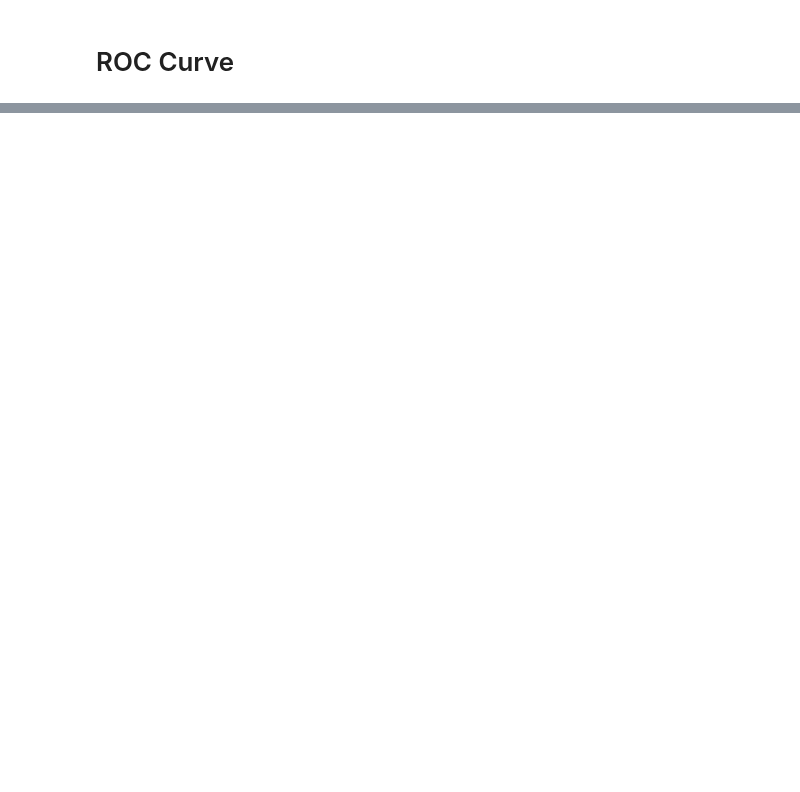
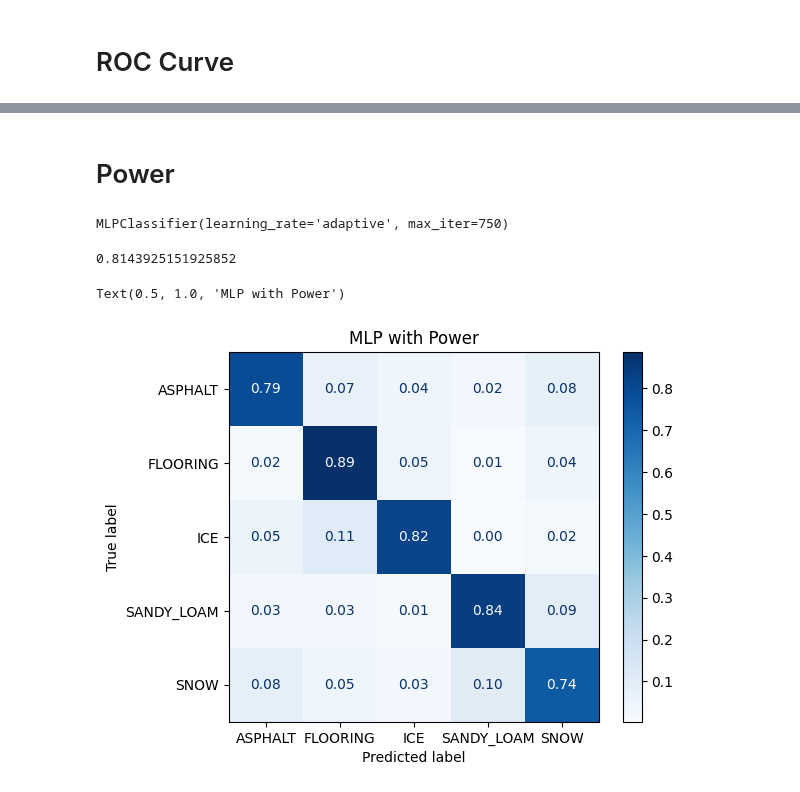
Before and after one commit to norlab-ulaval/BorealTC, a Jupyter notebook: model_mlp.ipynb, the cells around one changed output, grey strips where cells are left out. Saved outputs shown, nothing was run; the diff lists cells and outputs as text; code cells hidden in the pictures; blank space fills up the shorter version.

Commit message:
Random Forest + MLP with Power

```diff
--- a/model_mlp.ipynb
+++ b/model_mlp.ipynb
@@ -101,0 +108,42 @@ disp.ax_.set(
+# %% [markdown]
+# Power
+# %%
+power = merged[data["imu"].columns].copy()
+power["P_motion"] = transforms.motion_power(merged)
+power["HS"], power["HR"] = transforms.ssmr_power_model(merged)
+X_cols = columns["imu"].keys()
+X_cols = [*X_cols, "P_motion", "HS", "HR"]
+# %%
+X = power[X_cols].copy()
+y = power.terrain.copy()
+
+sm = SMOTE()
+scaler = StandardScaler().set_output(transform="pandas")
+
+X_res, y_res = sm.fit_resample(X, y)
+X_res = scaler.fit_transform(X_res)
+X_train, X_test, y_train, y_test = train_test_split(X_res, y_res, stratify=y_res, test_size=0.3)
+# %%
+mlp_clf = MLPClassifier(max_iter=750, learning_rate="adaptive")
+mlp_clf.fit(X_train, y_train)
+# %% [output]
+MLPClassifier(learning_rate='adaptive', max_iter=750)
+# %%
+y_pred = mlp_clf.predict(X_test)
+print(mlp_clf.score(X_test, y_test))
+# %% [output]
+0.8143925151925852
+# %%
+disp = ConfusionMatrixDisplay.from_predictions(
+    y_test,
+    y_pred,
+    labels=terrains,
+    display_labels=terrains,
+    normalize="true",
+    values_format=".2f",
+    cmap="Blues",
+)
+disp.ax_.set_title("MLP with Power")
+# %% [output]
+Text(0.5, 1.0, 'MLP with Power')
+[figure, added]
```
Also changed, not shown: parts of 5 cells of this notebook, 1 other file.
